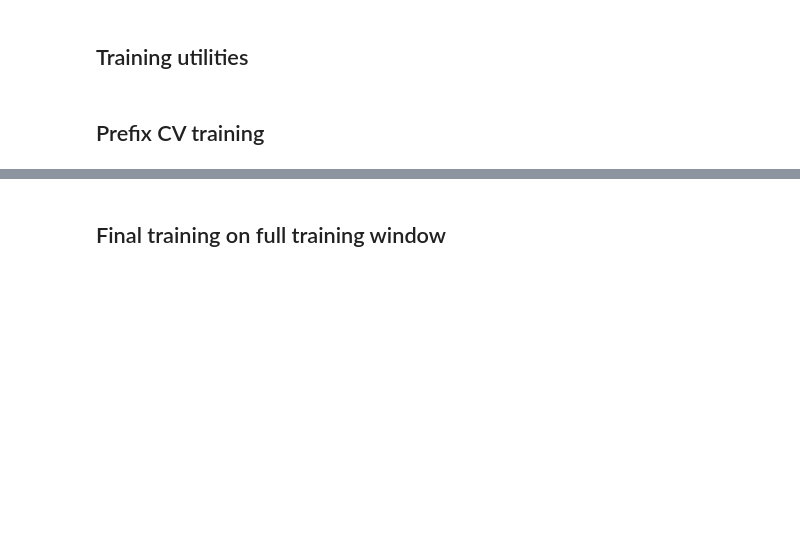
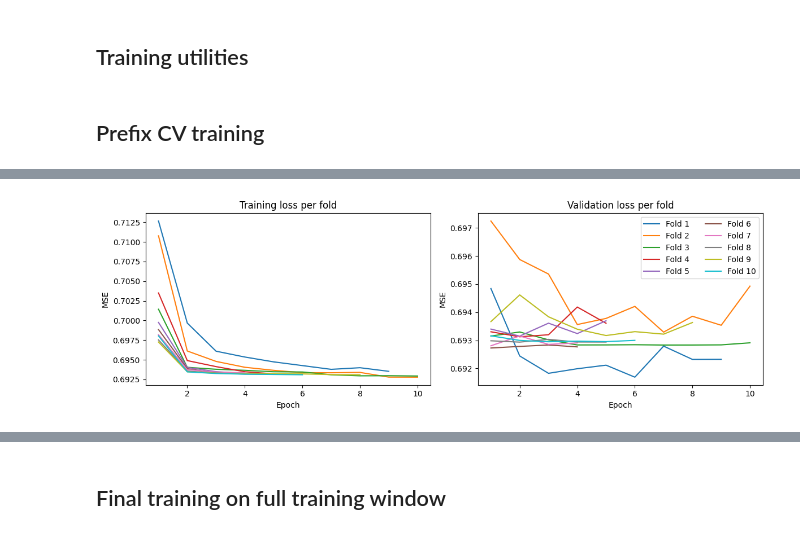
Before and after one commit to crk13/5205-Project2, a Jupyter notebook: notebooks/transformer.ipynb, the cells around one changed output, grey strips where cells are left out. Cells and saved outputs as stored; diff of their text form; code cells hidden in the pictures; blank space fills up the shorter version.

Commit message:
final transformer

```diff
--- a/notebooks/transformer.ipynb
+++ b/notebooks/transformer.ipynb
@@ -20,10 +33,9 @@ from tqdm.auto import tqdm
 # %%
-def calculate_sharpe(pnl_series, periods_per_year=390 * 252):
+def calculate_sharpe(pnl_series):
     std = pnl_series.std()
     if std == 0:
         return 0.0
-    raw = pnl_series.mean() / std
-    return raw * np.sqrt(periods_per_year)
+    return pnl_series.mean() / std
 # %% [markdown]
 ## Load data
 # %%
@@ -133,7 +290,6 @@ Preprocessing complete
 # %%
-feature_cols = X_cleaned.columns.tolist()
 df_processed = X_all_processed.copy()
-df_processed[['datetime', 'symbol', 'y_target']] = df[['datetime', 'symbol', 'y_target']].values
+df_processed[['datetime', 'symbol', 'symbol_id', 'y_target']] = df[['datetime', 'symbol', 'symbol_id', 'y_target']].values
 
 train_df = df_processed.iloc[:split_index].copy()
 test_df = df_processed.iloc[split_index:].copy()
@@ -182,13 +375,17 @@ Test sequences:  (6341, 30, 131)
 # %%
 train_order = np.argsort(train_meta_dt)
 train_X_seq = train_X_seq[train_order]
+train_emb_seq = train_emb_seq[train_order]
 train_y_seq = train_y_seq[train_order]
 train_meta_dt = train_meta_dt[train_order]
+train_symbol_ids = train_symbol_ids[train_order]
 
 test_order = np.argsort(test_meta_dt)
 test_X_seq = test_X_seq[test_order]
+test_emb_seq = test_emb_seq[test_order]
 test_y_seq = test_y_seq[test_order]
 test_meta_dt = test_meta_dt[test_order]
+test_symbol_ids = test_symbol_ids[test_order]
 # %%
 y_scaler = StandardScaler()
 train_y_seq_raw = train_y_seq.copy()
@@ -296,3 +674,19 @@ def predict_batches(model, X_array, batch_size=512):
+# %%
+def evaluate_loader_metrics(model, loader, scaler):
+    model.eval()
+    pred_scaled, actual_raw = [], []
+    with torch.no_grad():
+        for xb, xemb, symb, _, yb_raw in loader:
+            xb = xb.to(DEVICE)
+            xemb = xemb.to(DEVICE)
+            symb = symb.to(DEVICE)
+            preds = model(xb, symb, _maybe_cat_embeddings(xemb)).cpu().numpy()
+            pred_scaled.append(preds)
+            actual_raw.append(yb_raw.numpy())
+    pred_scaled = np.concatenate(pred_scaled)
+    actual_raw = np.concatenate(actual_raw)
+    pred_raw = scaler.inverse_transform(pred_scaled.reshape(-1, 1)).ravel()
+    return compute_regression_metrics(pred_raw, actual_raw)
 # %%
 def evaluate_sharpe(model, loader, scaler):
     model.eval()
@@ -397,0 +968,18 @@ Stopping early on fold 10
+# %%
+curve_df = pd.concat([pd.DataFrame(h['curve']) for h in best_cv_histories], ignore_index=True)
+
+fig, axes = plt.subplots(1, 2, figsize=(12, 4))
+for fold, grp in curve_df.groupby('fold'):
+    axes[0].plot(grp['epoch'], grp['train_loss'], label=f'Fold {fold}')
+    axes[1].plot(grp['epoch'], grp['val_loss'], label=f'Fold {fold}')
+
+axes[0].set_title('Training loss per fold')
+axes[1].set_title('Validation loss per fold')
+for ax in axes:
+    ax.set_xlabel('Epoch')
+    ax.set_ylabel('MSE')
+axes[1].legend(ncol=2)
+plt.tight_layout()
+fig.savefig(ARTIFACT_DIR / 'cv_loss_curves.png')
+# %% [output]
+[figure, added]
```
Also changed, not shown: parts of 37 cells of this notebook, 15 other files.
